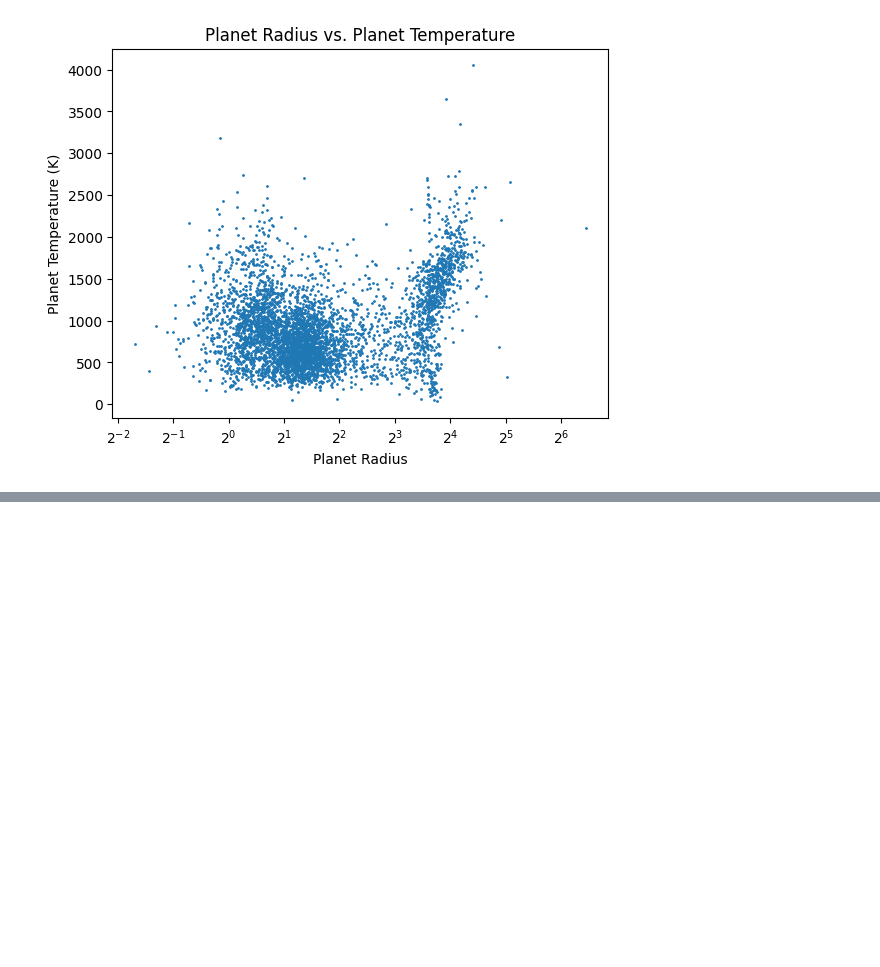
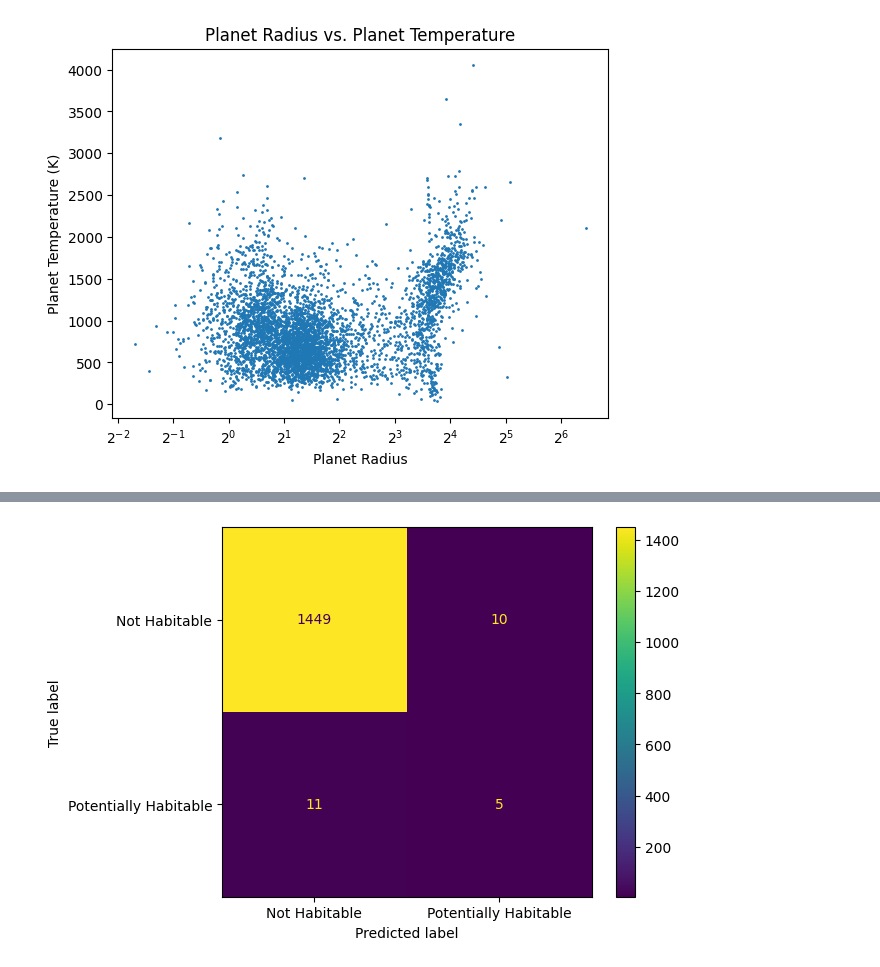
Before and after one commit to k-loaeza/dsrp, a Jupyter notebook: projectkloaeza.ipynb, the cells around one changed output, grey strips where cells are left out. Drawn from its saved outputs; the diff is of its cells as text; code cells hidden in the pictures; blank space fills up the shorter version.

```diff
--- a/projectkloaeza.ipynb
+++ b/projectkloaeza.ipynb
@@ -383,0 +491,18 @@ Std Dev of nonhab_sizes: 3.9089618090033285
+# %%
+# KNN Classification Model
+# To predict whether or not a given exoplanet is potentially habitable (checks the pot_habitable)
+# Excluding pl_masse due to to large amount of null values
+features = dataD[['pl_rade', 'pl_orbper', 'pl_eqt','pl_orbsmax', 'st_teff', 'st_rad', 'st_mass']]
+label = dataD['pot_habitable']
+
+# Combine features and label to drop NaNs consistently
+df_for_model = pd.concat([features, label], axis=1).dropna()
+
+# Re-assign features and label from the cleaned DataFrame
+features = df_for_model[features.columns]
+label = df_for_model['pot_habitable']
+
+print("Original number of samples:", len(dataD))
+print("Number of samples after dropping NaNs:", len(features))
+
+df_for_model['pot_habitable'].value_counts()
@@ -383,0 +520,20 @@ Std Dev of nonhab_sizes: 3.9089618090033285
+# %%
+
+# Initialize KNN classifier
+knn = KNeighborsClassifier(n_neighbors=1) # Modified to 1
+
+# Define k-fold cross-validation (k=3)
+kf = KFold(n_splits=3, shuffle=True, random_state=42)
+
+accuracies = []
+
+# Perform k-fold cross-validation
+for fold, (train_index, test_index) in enumerate(kf.split(features)):
+    X_train_fold, X_test_fold = features.iloc[train_index], features.iloc[test_index]
+    y_train_fold, y_test_fold = label.iloc[train_index], label.iloc[test_index]
+
+    # Train the model
+    knn.fit(X_train_fold, y_train_fold)
+
+    # Make predictions
+    y_pred_fold = knn.predict(X_test_fold)
@@ -383,0 +553,5 @@ Std Dev of nonhab_sizes: 3.9089618090033285
+# %%
+metrics.ConfusionMatrixDisplay.from_predictions(y_test_fold, y_pred_fold, display_labels=["Not Habitable", "Potentially Habitable"])
+plt.show()
+# %% [output]
+[figure, added]
```
Also changed, not shown: parts of 25 cells of this notebook.
